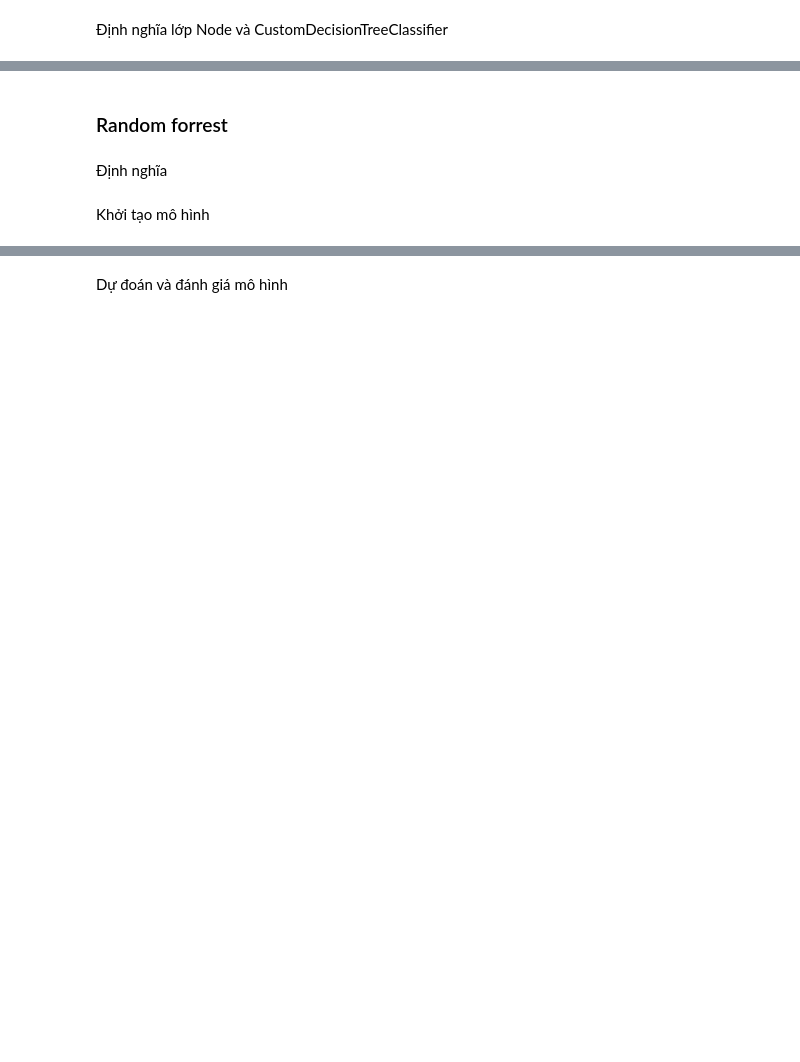
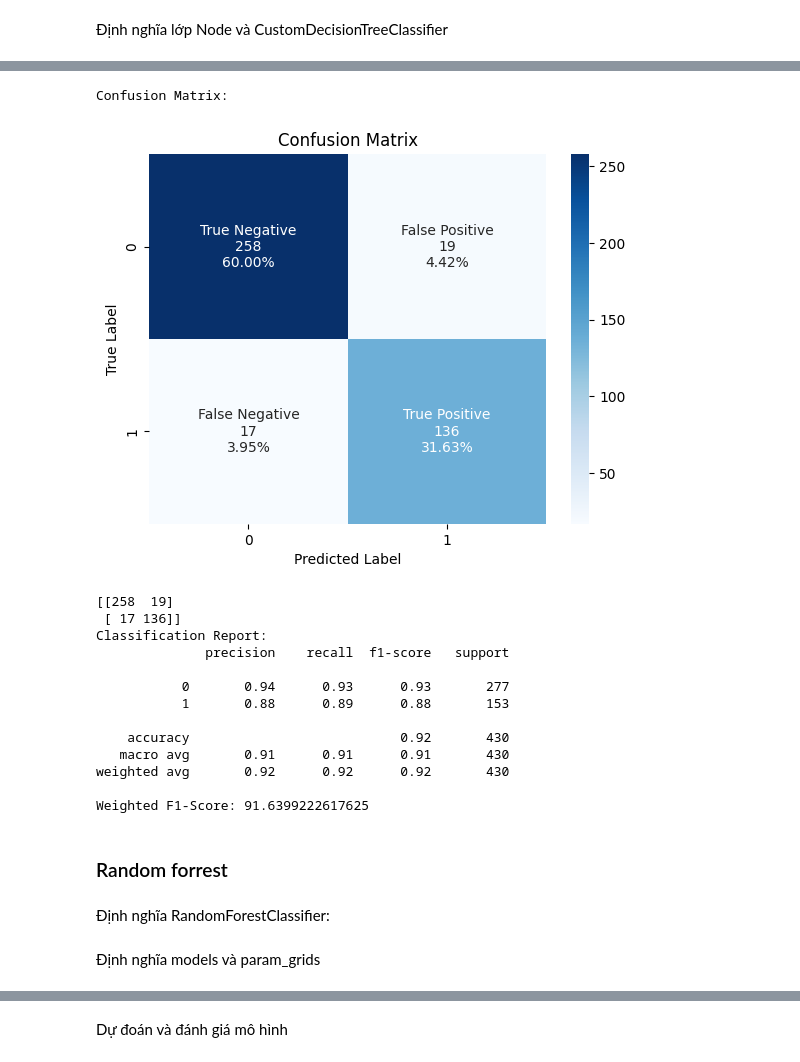
Before and after one commit to Ngoc-Quy-az1/Alzheimer-s-diagnosis, a Jupyter notebook: Algorithm/alzheimer-diagnosis.ipynb, the cells around one changed output, grey strips where cells are left out. Drawn from its saved outputs; the diff is of its cells as text; code cells hidden in the pictures; blank space fills up the shorter version.

```diff
--- a/alzheimer-diagnosis.ipynb
+++ b/Algorithm/alzheimer-diagnosis.ipynb
@@ -199,0 +215,3 @@ from collections import Counter
+# %%
+#Tạo danh sách chính xác
+Accuracy = []
@@ -208,11 +228,13 @@ class Node:
         self.right = right          # Node con bên phải
         self.value = value          # Giá trị dự đoán (nếu là node lá)
 
-class CustomDecisionTreeClassifier:
-    def __init__(self, max_depth=5, min_samples_split=2):
+class CustomDecisionTreeClassifier(BaseEstimator, ClassifierMixin):
+    def __init__(self, max_depth=None, min_samples_split=None, criterion='gini'):
         self.max_depth = max_depth
         self.min_samples_split = min_samples_split
+        self.criterion = criterion
         self.root = None
+
 
     def fit(self, X, y):
         # Chuyển đổi dữ liệu thành numpy array nếu cần
@@ -226,7 +248,7 @@ class CustomDecisionTreeClassifier:
         n_labels = len(np.unique(y))
 
         # Điều kiện dừng: đạt độ sâu tối đa, hoặc chỉ còn một nhãn, hoặc không đủ mẫu để split
-        if (depth >= self.max_depth or n_labels == 1 or n_samples < self.min_samples_split):
+        if (self.max_depth is not None and depth >= self.max_depth) or n_labels == 1 or n_samples < self.min_samples_split:
             leaf_value = self._most_common_label(y)
             return Node(value=leaf_value)
 
@@ -316,9 +336 @@ Chuẩn bị dữ liệu
-# %%
-# Giả sử df đã được load trước đó (vd: df = pd.read_csv(...))
-x = df.drop(columns=["PatientID", "Diagnosis"])
-y = df["Diagnosis"]
-
-# Phân chia tập train và test
-X_train, X_test, y_train, y_test = train_test_split(x, y, test_size=0.2, random_state=42)
-best_models = {}
 # %% [markdown]
@@ -326,4 +338,15 @@ Khởi tạo mô hình
 # %%
-custom_tree = CustomDecisionTreeClassifier(max_depth=5, min_samples_split=2)
-custom_tree.fit(X_train, y_train)
+models = {
+    "DecisionTree": Pipeline([
+        ('scaler', StandardScaler()),
+        ('classifier', CustomDecisionTreeClassifier())
+    ])
+}
+param_grids = {
+    "DecisionTree": {
+        'classifier__criterion': ['entropy'],
+        'classifier__max_depth': [None, 10, 20],
+        'classifier__min_samples_split': [2, 5]
+    },
+}
 # %% [markdown]
@@ -400,5 +362,30 @@ Weighted F1-score: 95.09755793152223
+# %%
+best_params = grid.best_params_
+model1 = CustomDecisionTreeClassifier(
+    max_depth=best_params['classifier__max_depth'],
+    min_samples_split=best_params['classifier__min_samples_split'],
+    criterion=best_params['classifier__criterion']
+)
+# Huấn luyện và dự đoán với model1
+train_and_predict(model1, x_train, y_train, x_test, y_test, Accuracy)
+# %% [output]
+Confusion Matrix:
+[figure, added]
+[[258  19]
+ [ 17 136]]
+Classification Report:
+              precision    recall  f1-score   support
+
+           0       0.94      0.93      0.93       277
+           1       0.88      0.89      0.88       153
+
+    accuracy                           0.92       430
+   macro avg       0.91      0.91      0.91       430
+weighted avg       0.92      0.92      0.92       430
+
+Weighted F1-Score: 91.6399222617625
 # %% [markdown]
 ### Random forrest
 # %% [markdown]
-Định nghĩa
+Định nghĩa RandomForestClassifier:
 # %%
@@ -432,2 +420,2 @@ class RandomForestClassifier:
-# %% [markdown]
-Khởi tạo mô hình
+# %% [markdown]
+Định nghĩa models và param_grids
```
Also changed, not shown: parts of 19 cells of this notebook, 2 other files.
